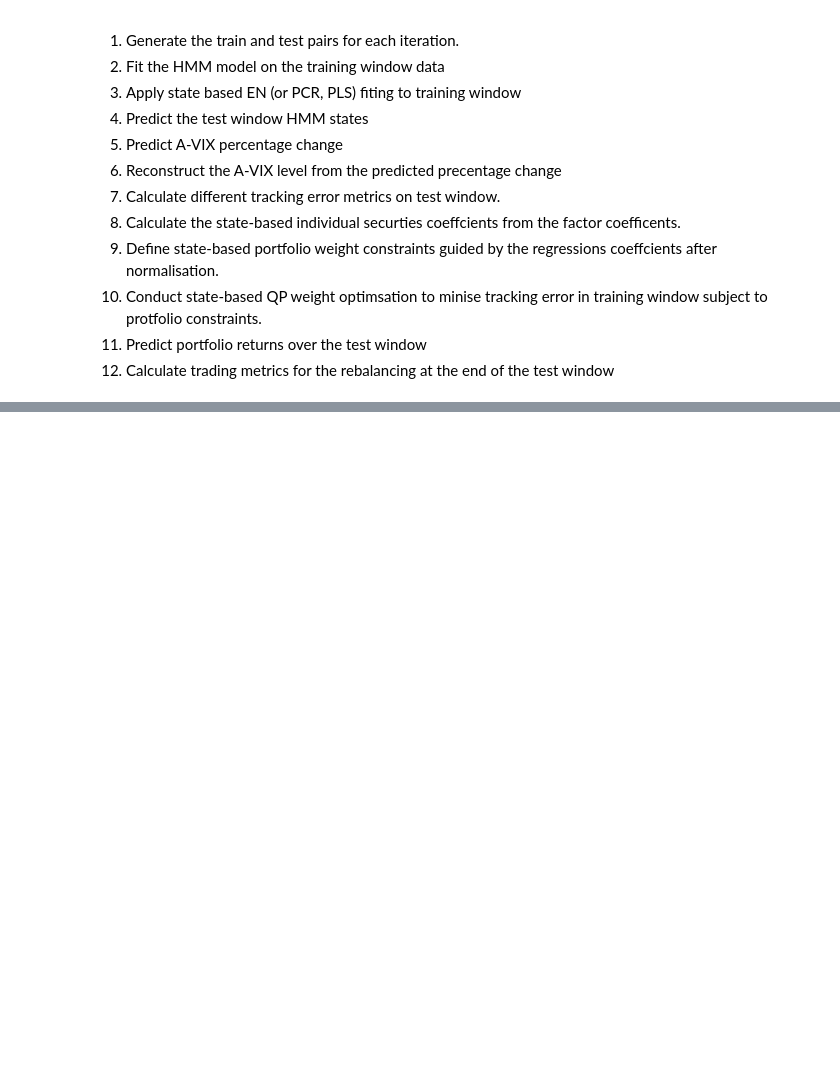
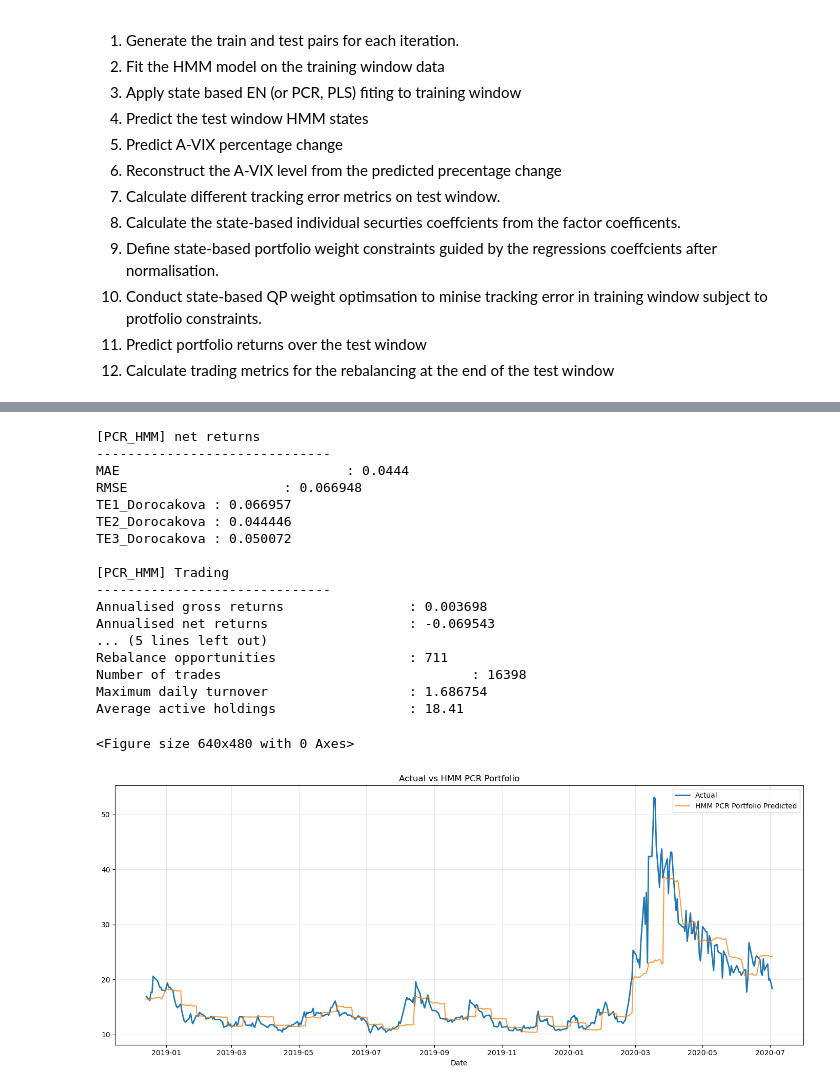
Before and after one commit to georgeyfady/Group_17836_Capstone, a Jupyter notebook: M4/Group_17836_M4.ipynb, the cells around one changed output, grey strips where cells are left out. Cells and saved outputs as stored; diff of their text form; code cells hidden in the pictures; blank space fills up the shorter version.

```diff
--- a/M4/Group_17836_M4.ipynb
+++ b/M4/Group_17836_M4.ipynb
@@ -1485,0 +1638,24 @@ Number of state transitions: 156
+# %%
+#########################
+# Expanding HMM + PCR
+#########################
+
+hmm_emissions = df_p[hmm_features].copy()
+hmm_states = expanding_hmm_states(hmm_emissions,TRN_WINDOW,TST_WINDOW)
+
+y_pred_pcr_exp, y_pred_portfolio_pcr_exp, reconst_pcr_exp, pcr_components_exp, pred_states_pcr_exp, hmm_pcr_coeff, hmm_pcr_weights, hmm_pcr_qp_weights, hmm_pcr_trading, gross_returns_pcr_exp = expanding_walk_forward(
+    'PCR',X,y,screened_prices['^AXVI'],hmm_states,TRN_WINDOW,TST_WINDOW)
+
+pred_start = TRN_WINDOW
+pred_end = pred_start + len(y_pred_pcr_exp)
+
+#metrics_portfolio_pcr_exp = compute_tracking_metrics('[PCR_HMM] total returns',y.iloc[pred_start:pred_end].values,gross_returns_pcr_exp)
+metrics_portfolio_pcr_exp = compute_tracking_metrics('[PCR_HMM] net returns',y.iloc[pred_start:pred_end].values,y_pred_portfolio_pcr_exp)
+metrics_trading_pcr_exp = compute_trading_metrics('[PCR_HMM] Trading',hmm_pcr_trading,y_pred_portfolio_pcr_exp,gross_returns_pcr_exp)
+pcr_exp_objective = metrics_trading_pcr_exp.loc[metrics_trading_pcr_exp['Metric']=='net_annualised_returns', 'Value'].values[0]
+
+if PLOT_GRAPH ==True:
+    PLT_STRT = 1800 #0
+    PLT_SIZE = 400  #4000
+    focused_plot('HMM PCR Portfolio',reconst_pcr_exp,screened_prices['^AXVI'].iloc[pred_start:pred_end],PLT_STRT,PLT_SIZE)
+# %% [output]
@@ -1485,0 +1679,19 @@ Number of state transitions: 156
+[PCR_HMM] net returns
+------------------------------
+MAE                             : 0.0444
+RMSE                    : 0.066948
+TE1_Dorocakova : 0.066957
+TE2_Dorocakova : 0.044446
+TE3_Dorocakova : 0.050072
+
+[PCR_HMM] Trading
+------------------------------
+Annualised gross returns                : 0.003698
+Annualised net returns                  : -0.069543
+... (5 lines left out)
+Rebalance opportunities                 : 711
+Number of trades                                : 16398
+Maximum daily turnover                  : 1.686754
+Average active holdings                 : 18.41
+<Figure size 640x480 with 0 Axes>
+[figure, added]
```
Also changed, not shown: parts of 10 cells of this notebook.
